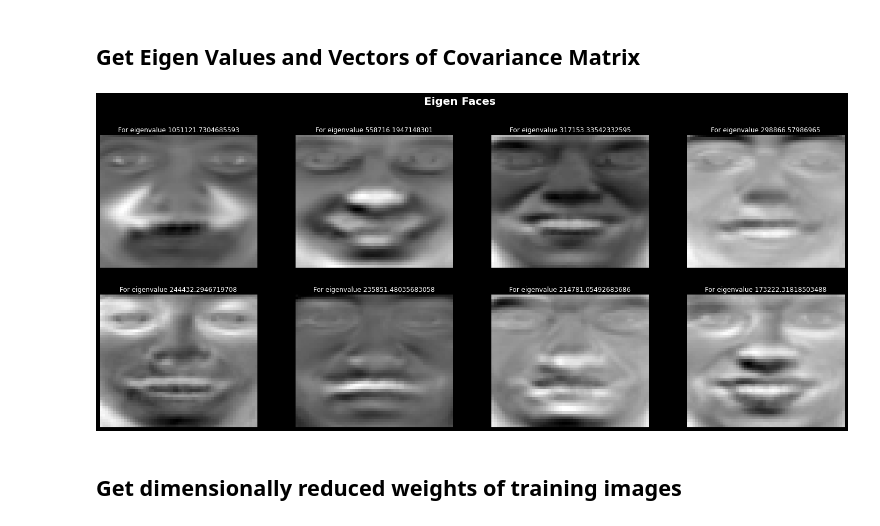
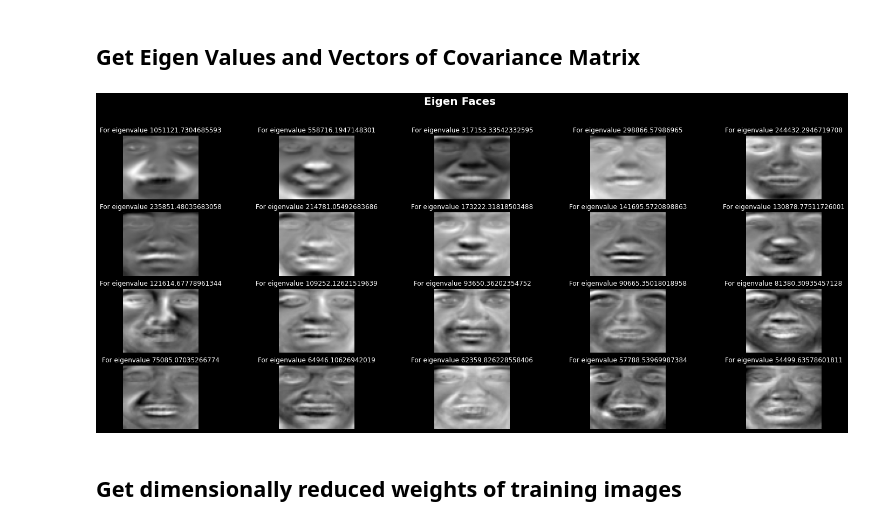
Before and after one commit to Rutvij-1/Eigen-Faces-SMAI-M21-project, a Jupyter notebook: EigenFaces.ipynb, the cells around one changed output. Saved outputs shown, nothing was run; the diff lists cells and outputs as text; code cells hidden in the pictures.

```diff
--- a/EigenFaces.ipynb
+++ b/EigenFaces.ipynb
@@ -83,0 +85,8 @@ plt.imshow(mean_face,cmap='gray',vmin=np.amin(mean_face),vmax=np.amax(mean_face)
+# %%
+f,ax = plt.subplots(nrows=2,ncols=4,figsize=(25,10))
+for i in range(8):
+    ax[i//4,i%4].imshow(norm_face_matrix[i].reshape(49,58),cmap='gray',vmin=np.amin(norm_face_matrix[i]),vmax=np.amax(norm_face_matrix[i]))
+    ax[i//4,i%4].set_title(f"Label is {Y_train[i]}")
+    ax[i//4,i%4].axis('off')
+f.suptitle("Normalised faces",fontsize=20,fontweight ="bold")
+plt.show()
@@ -98,15 +109,15 @@ def eigen(norm_face_matrix,dim=7):
 # %%
 eigen_vals, eigen_vecs = eigen(norm_face_matrix=norm_face_matrix,dim=20)
 # %%
-f,ax = plt.subplots(nrows=2,ncols=4,figsize=(25,10))
-for i in range(8):
-    ax[i//4,i%4].imshow(eigen_vecs[:,i].reshape(49,58),cmap='gray',vmin=np.amin(eigen_vecs[:,i]),vmax=np.amax(eigen_vecs[:,i]))
-    ax[i//4,i%4].set_title(f"For eigenvalue {eigen_vals[i]}")
-    ax[i//4,i%4].axis('off')
+f,ax = plt.subplots(nrows=4,ncols=5,figsize=(25,10))
+for i in range(20):
+    ax[i//5,i%5].imshow(eigen_vecs[:,i].reshape(49,58),cmap='gray',vmin=np.amin(eigen_vecs[:,i]),vmax=np.amax(eigen_vecs[:,i]))
+    ax[i//5,i%5].set_title(f"For eigenvalue {eigen_vals[i]}")
+    ax[i//5,i%5].axis('off')
 f.suptitle("Eigen Faces",fontsize=20,fontweight ="bold")
 plt.show()
 # %% [output]
-[figure, old version]
+[figure, new version]
 # %% [markdown]
 ## Get dimensionally reduced weights of training images
 # %%
```
Also changed, not shown: parts of 2 cells of this notebook, 1 other file.
